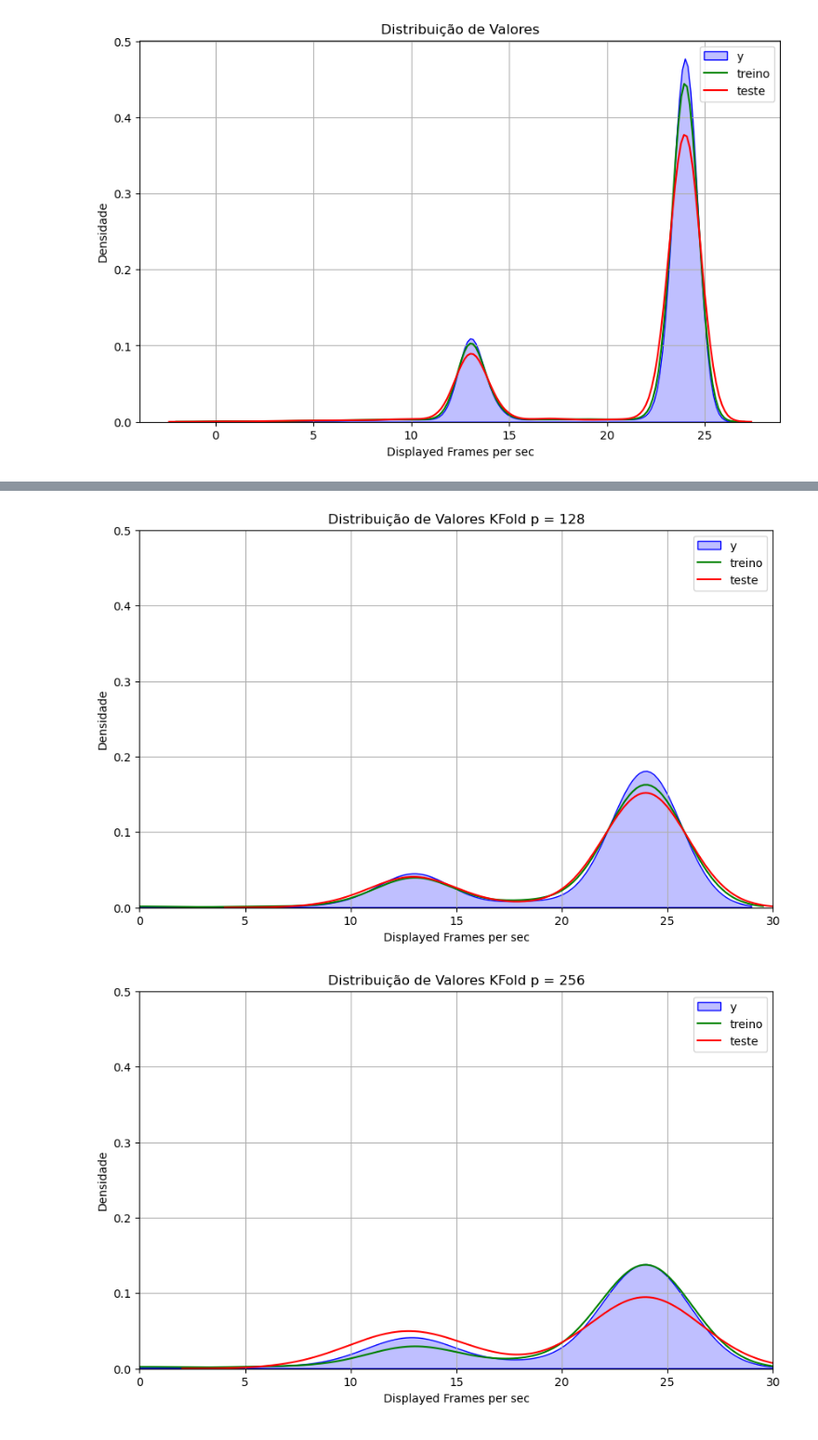
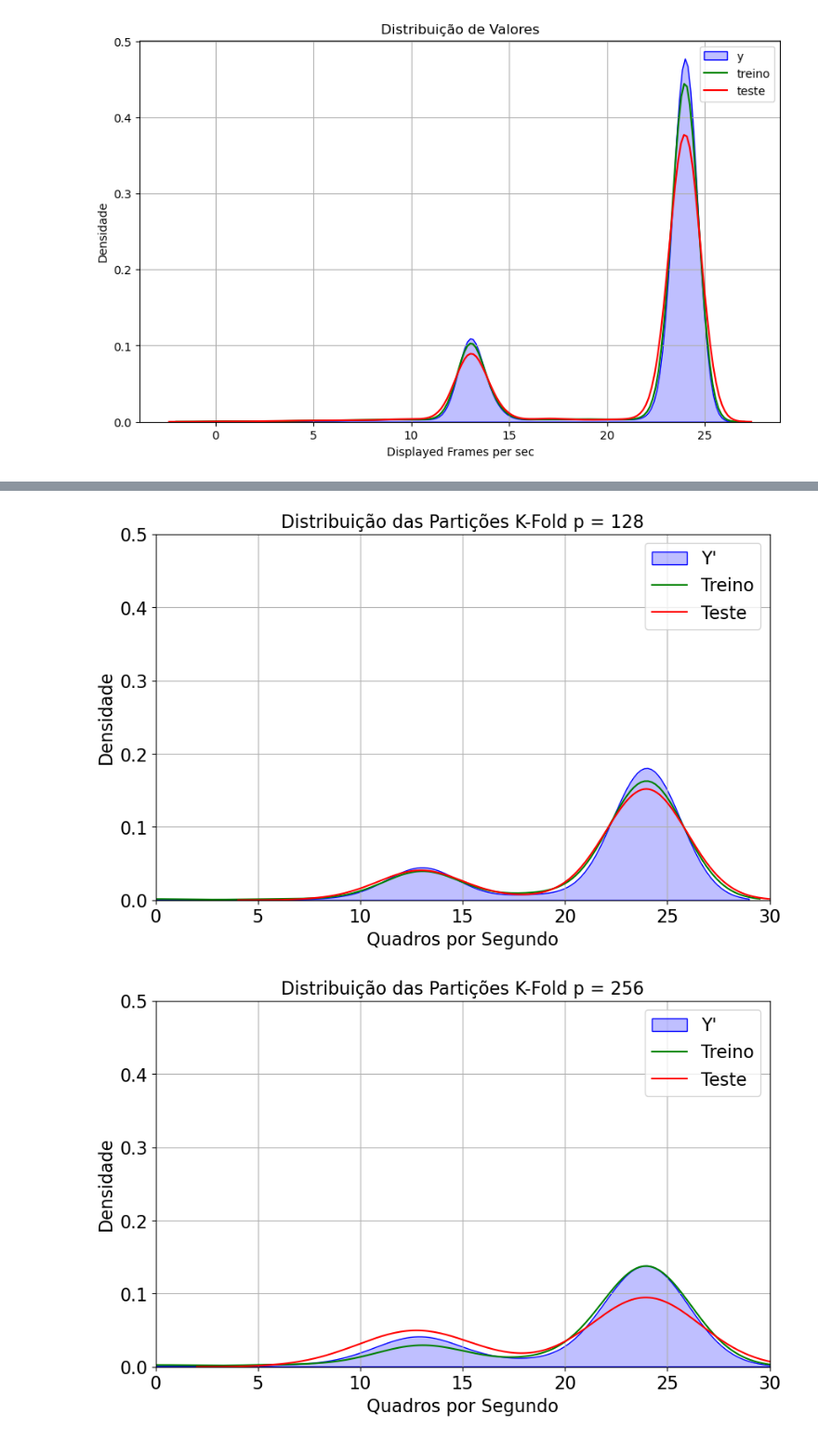
Before and after one commit to DaviVilarinho/ic-intervalo-qos, a Jupyter notebook: AnalisePeriodicidadeTolaKFold.ipynb, the cells around one changed output, grey strips where cells are left out. Shown at 93% size. Drawn from its saved outputs; the diff is of its cells as text; code cells hidden in the pictures.

```diff
--- a/AnalisePeriodicidadeTolaKFold.ipynb
+++ b/AnalisePeriodicidadeTolaKFold.ipynb
@@ -253,13 +253,15 @@ for period in PERIODS:
   plt.ylim((0, 0.5))
   plt.xlim((0, 30))
 
-  sns.kdeplot(y['DispFrames'], color='blue', fill=True, label='y')
-  sns.kdeplot(y_train['DispFrames'], color='green', fill=False, label='treino')
-  sns.kdeplot(y_test['DispFrames'], color='red', fill=False, label='teste')
-  plt.xlabel('Displayed Frames per sec')
-  plt.ylabel('Densidade')
-  plt.title('Distribuição de Valores Train Test Split p = ' + str(period))
-  plt.legend()
+  sns.kdeplot(y['DispFrames'], color='blue', fill=True, label='Y')
+  sns.kdeplot(y_train['DispFrames'], color='green', fill=False, label='Treino')
+  sns.kdeplot(y_test['DispFrames'], color='red', fill=False, label='Teste')
+  plt.xlabel('Quadros por Segundo', fontsize=16)
+  plt.xticks(fontsize=16)
+  plt.yticks(fontsize=16)
+  plt.ylabel('Densidade', fontsize=16)
+  plt.title('Distribuição com o Particionamento Original p = ' + str(period), fontsize=16)
+  plt.legend(prop={'size': 16})
   plt.grid(True)
   plt.show()
 # %% [output]
@@ -320,15 +322,17 @@ for period in PERIODS:
     y_train, y_test = y.iloc[train_index], y.iloc[test_index]
 
   plt.figure(figsize=(10, 6))
-  sns.kdeplot(y['DispFrames'], color='blue', fill=True, label='y')
-  sns.kdeplot(y_train['DispFrames'], color='green', fill=False, label='treino')
-  sns.kdeplot(y_test['DispFrames'], color='red', fill=False, label='teste')
-  plt.xlabel('Displayed Frames per sec')
-  plt.ylabel('Densidade')
-  plt.title('Distribuição de Valores KFold p = ' + str(period))
+  sns.kdeplot(y['DispFrames'], color='blue', fill=True, label='Y\'')
+  sns.kdeplot(y_train['DispFrames'], color='green', fill=False, label='Treino')
+  sns.kdeplot(y_test['DispFrames'], color='red', fill=False, label='Teste')
+  plt.xlabel('Quadros por Segundo',  fontsize=16)
+  plt.ylabel('Densidade', fontsize=16)
+  plt.title('Distribuição das Partições K-Fold p = ' + str(period), fontsize=16)
+  plt.xticks(fontsize=16)
+  plt.yticks(fontsize=16)
   plt.ylim((0, 0.5))
   plt.xlim((0, 30))
-  plt.legend()
+  plt.legend(prop={'size': 16})
   plt.grid(True)
   plt.show()
 # %% [output]
@@ -341,2 +345,2 @@ for period in PERIODS:
-[figure, old version]
+[figure, new version]
-[figure, old version]
+[figure, new version]
```
Also changed, not shown: parts of 2 cells of this notebook, 12 other files.
